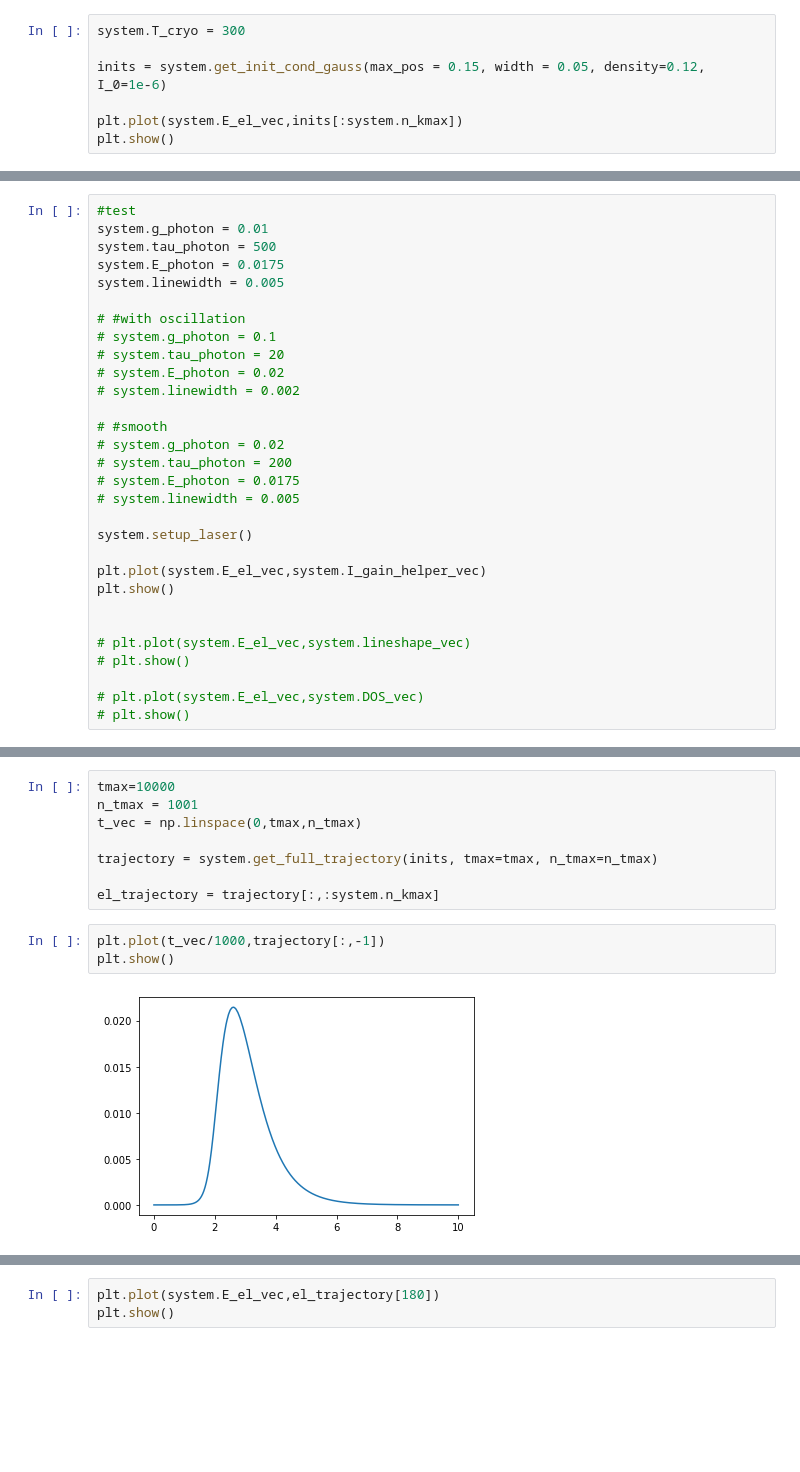
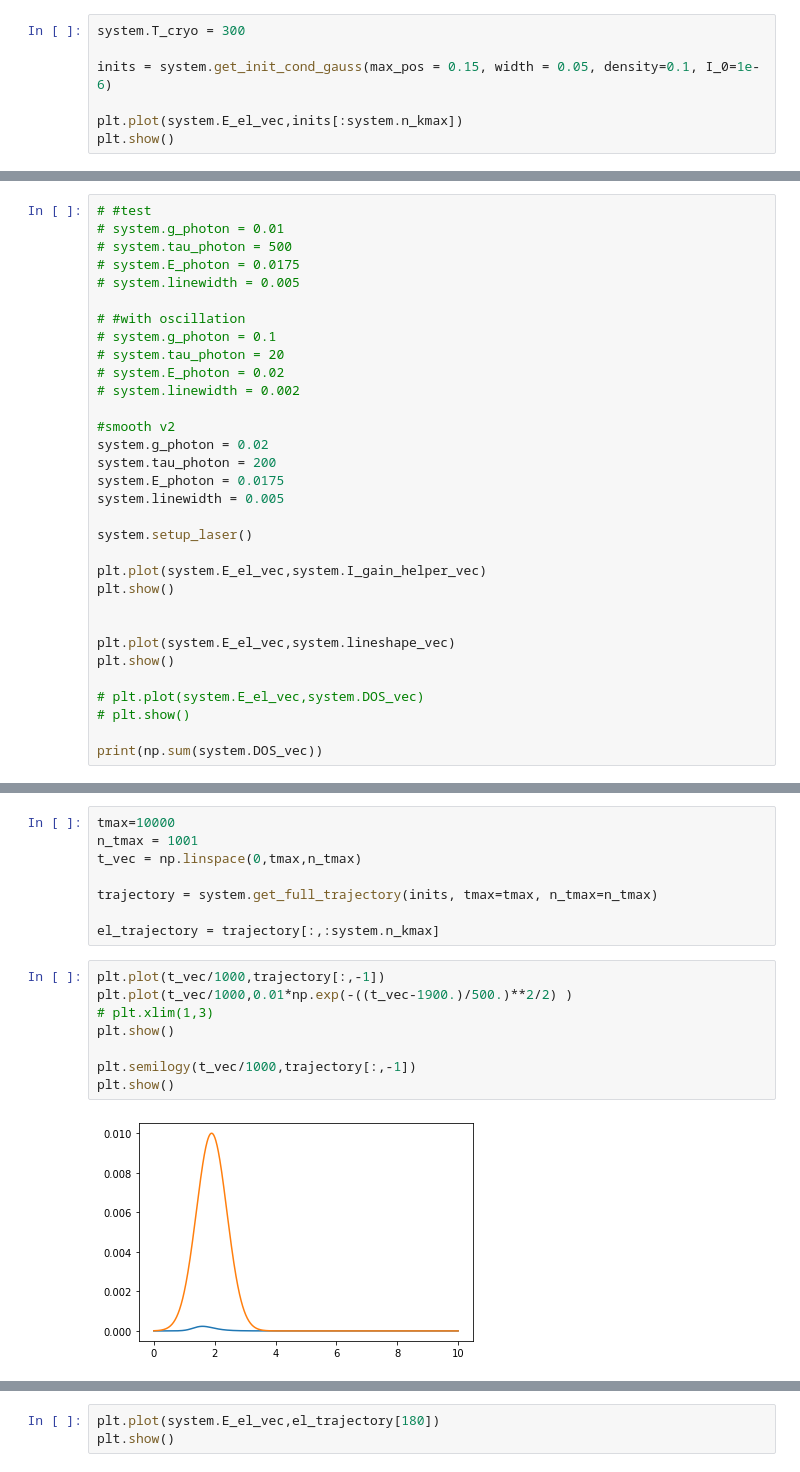
Before and after one commit to stmeinecke/derrom, a Jupyter notebook: ELPH/PHELPH_test.ipynb, the cells around one changed output, grey strips where cells are left out. Drawn from its saved outputs; the diff is of its cells as text; blank space fills up the shorter version.

```diff
--- a/ELPH/PHELPH_test.ipynb
+++ b/ELPH/PHELPH_test.ipynb
@@ -12,7 +12,7 @@ system = PHELPH.PHELPH(kmax=2.5, n_kmax=100)
 # %%
 system.T_cryo = 300
 
-inits = system.get_init_cond_gauss(max_pos = 0.15, width = 0.05, density=0.12, I_0=1e-6)
+inits = system.get_init_cond_gauss(max_pos = 0.15, width = 0.05, density=0.1, I_0=1e-6)
 
 plt.plot(system.E_el_vec,inits[:system.n_kmax])
 plt.show()
@@ -21,9 +21,9 @@ plt.show()
 # %%
-#test
-system.g_photon = 0.01
-system.tau_photon = 500
-system.E_photon = 0.0175
-system.linewidth = 0.005
+# #test
+# system.g_photon = 0.01
+# system.tau_photon = 500
+# system.E_photon = 0.0175
+# system.linewidth = 0.005
 
 # #with oscillation
 # system.g_photon = 0.1
@@ -31,11 +31,11 @@ system.linewidth = 0.005
 # system.E_photon = 0.02
 # system.linewidth = 0.002
 
-# #smooth
-# system.g_photon = 0.02
-# system.tau_photon = 200
-# system.E_photon = 0.0175
-# system.linewidth = 0.005
+#smooth v2
+system.g_photon = 0.02
+system.tau_photon = 200
+system.E_photon = 0.0175
+system.linewidth = 0.005
 
 system.setup_laser()
 
@@ -43,9 +43,11 @@ plt.plot(system.E_el_vec,system.I_gain_helper_vec)
 plt.show()
 
 
-# plt.plot(system.E_el_vec,system.lineshape_vec)
-# plt.show()
+plt.plot(system.E_el_vec,system.lineshape_vec)
+plt.show()
 
 # plt.plot(system.E_el_vec,system.DOS_vec)
 # plt.show()
+
+print(np.sum(system.DOS_vec))
 # %% [output]
@@ -60,6 +64,11 @@ trajectory = system.get_full_trajectory(inits, tmax=tmax, n_tmax=n_tmax)
 el_trajectory = trajectory[:,:system.n_kmax]
 # %%
 plt.plot(t_vec/1000,trajectory[:,-1])
+plt.plot(t_vec/1000,0.01*np.exp(-((t_vec-1900.)/500.)**2/2) )
+# plt.xlim(1,3)
 plt.show()
+
+plt.semilogy(t_vec/1000,trajectory[:,-1])
+plt.show()
 # %% [output]
-[figure, old version]
+[figure, new version]
```
Also changed, not shown: parts of 6 cells of this notebook, 4 other files.
